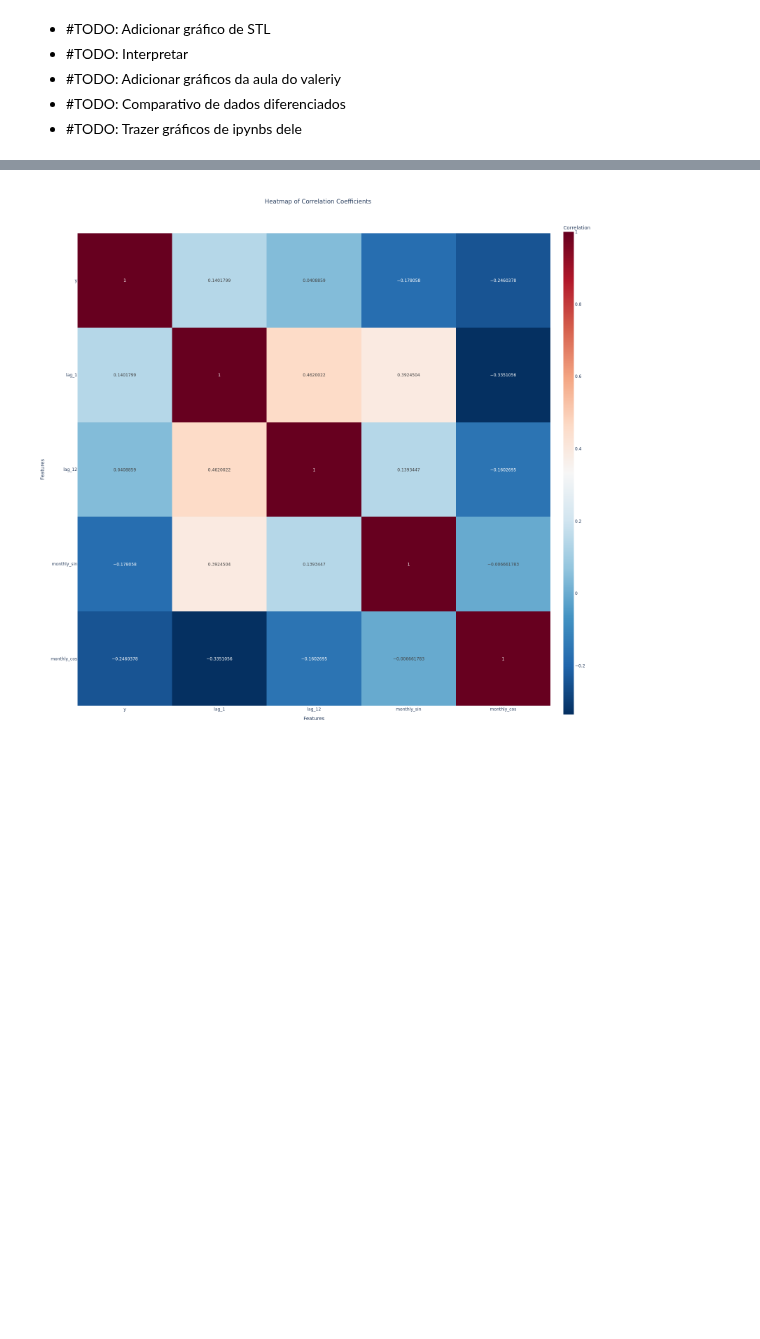
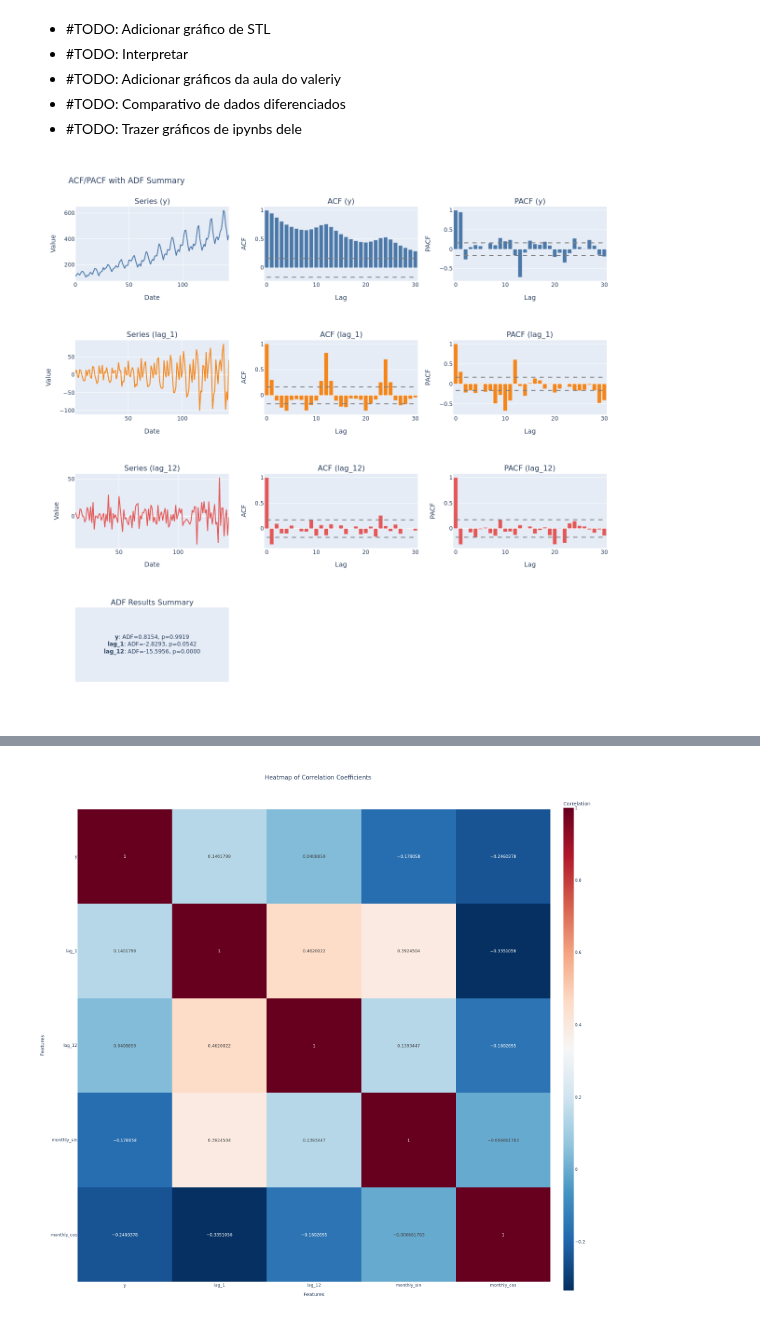
Before and after one commit to HeyLucasLeao/forecasting, a Jupyter notebook: 1.air_passangers.ipynb, the cells around one changed output, grey strips where cells are left out. Drawn from its saved outputs; the diff is of its cells as text; code cells hidden in the pictures; blank space fills up the shorter version.

```diff
--- a/1.air_passangers.ipynb
+++ b/1.air_passangers.ipynb
@@ -102,4 +102,6 @@ df
 - #TODO: Comparativo de dados diferenciados
 - #TODO: Trazer gráficos de ipynbs dele
 # %%
-plot_acf_pacf_adf(df, ["y", "lag_1", "lag_12"])
+plot_acf_pacf_adf(df, ["y", "lag_1", "lag_12"], fig_type="png")
+# %% [output]
+[figure, added]
```
Also changed, not shown: parts of 4 cells of this notebook, 2 other files.
